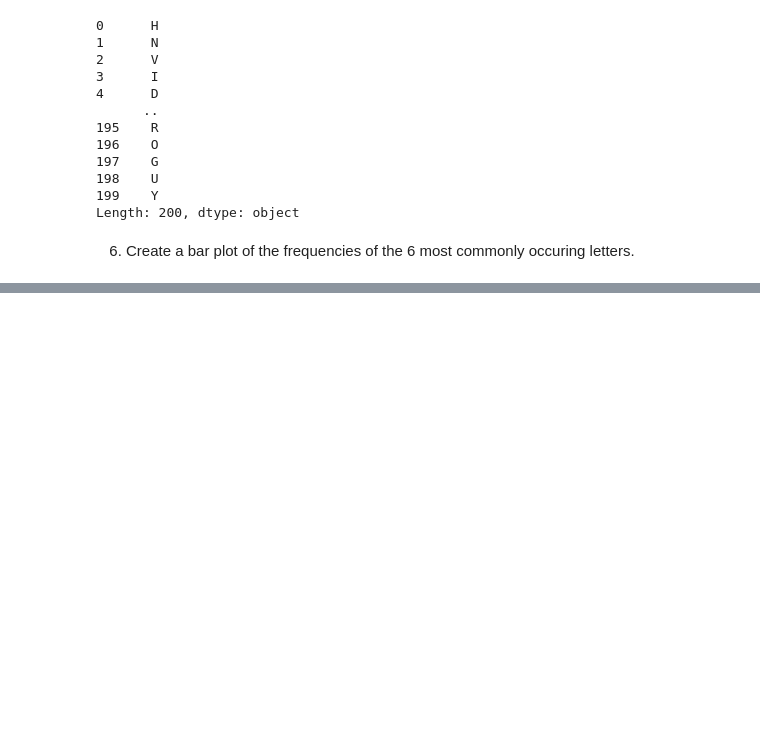
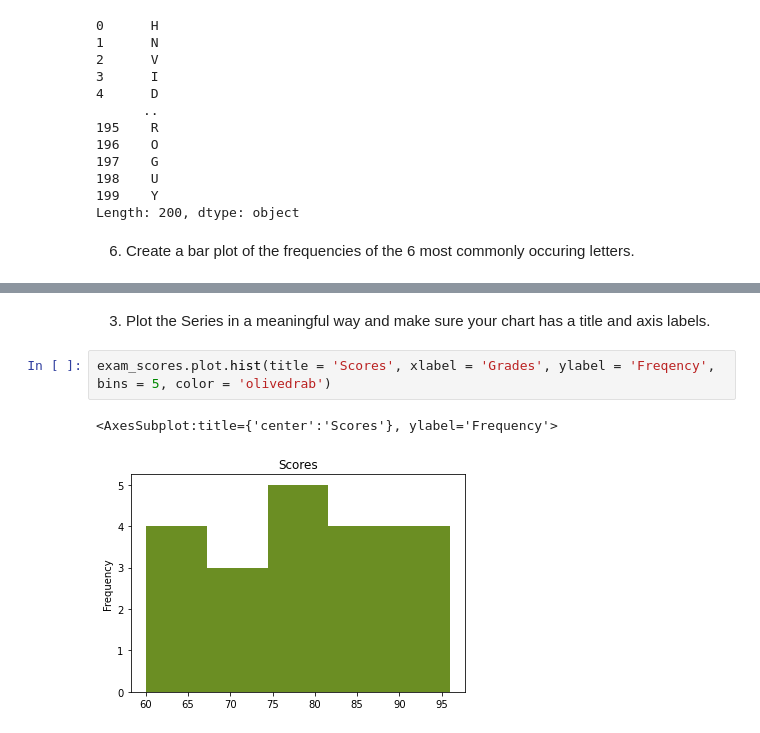
Before and after one commit to nadia-paz/numpy-pandas-visualization-exercises, a Jupyter notebook: pandas_series.ipynb, the cells around one changed output, grey strips where cells are left out. Drawn from its saved outputs; the diff is of its cells as text; blank space fills up the shorter version.

```diff
--- a/pandas_series.ipynb
+++ b/pandas_series.ipynb
@@ -554,0 +674,7 @@ Plot your new categorical letter_grades Series in a meaninful way and include a
+# %% [markdown]
+3. Plot the Series in a meaningful way and make sure your chart has a title and axis labels.
+# %%
+exam_scores.plot.hist(title = 'Scores', xlabel = 'Grades', ylabel = 'Freqency', bins = 5, color = 'olivedrab')
+# %% [output]
+<AxesSubplot:title={'center':'Scores'}, ylabel='Frequency'>
+[figure, added]
```
Also changed, not shown: parts of 54 cells of this notebook.
